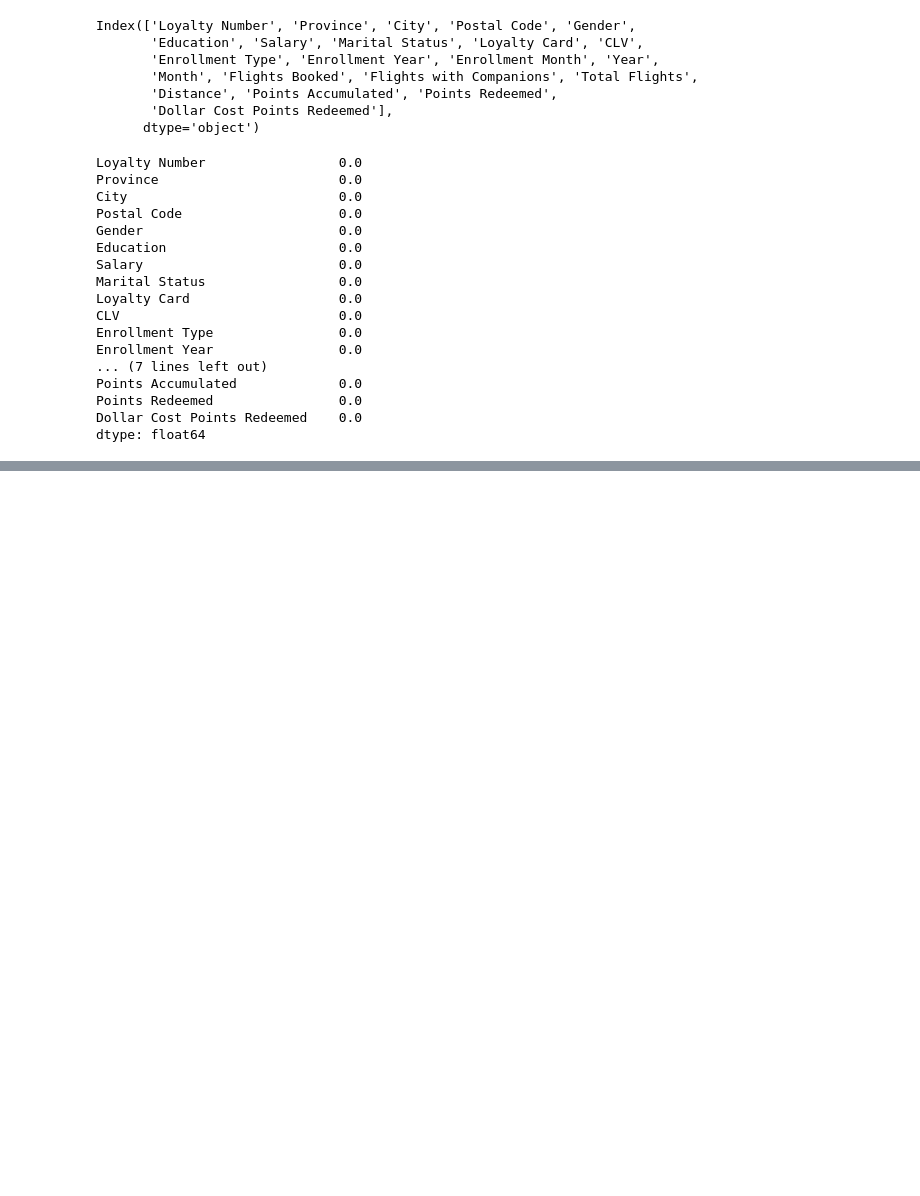
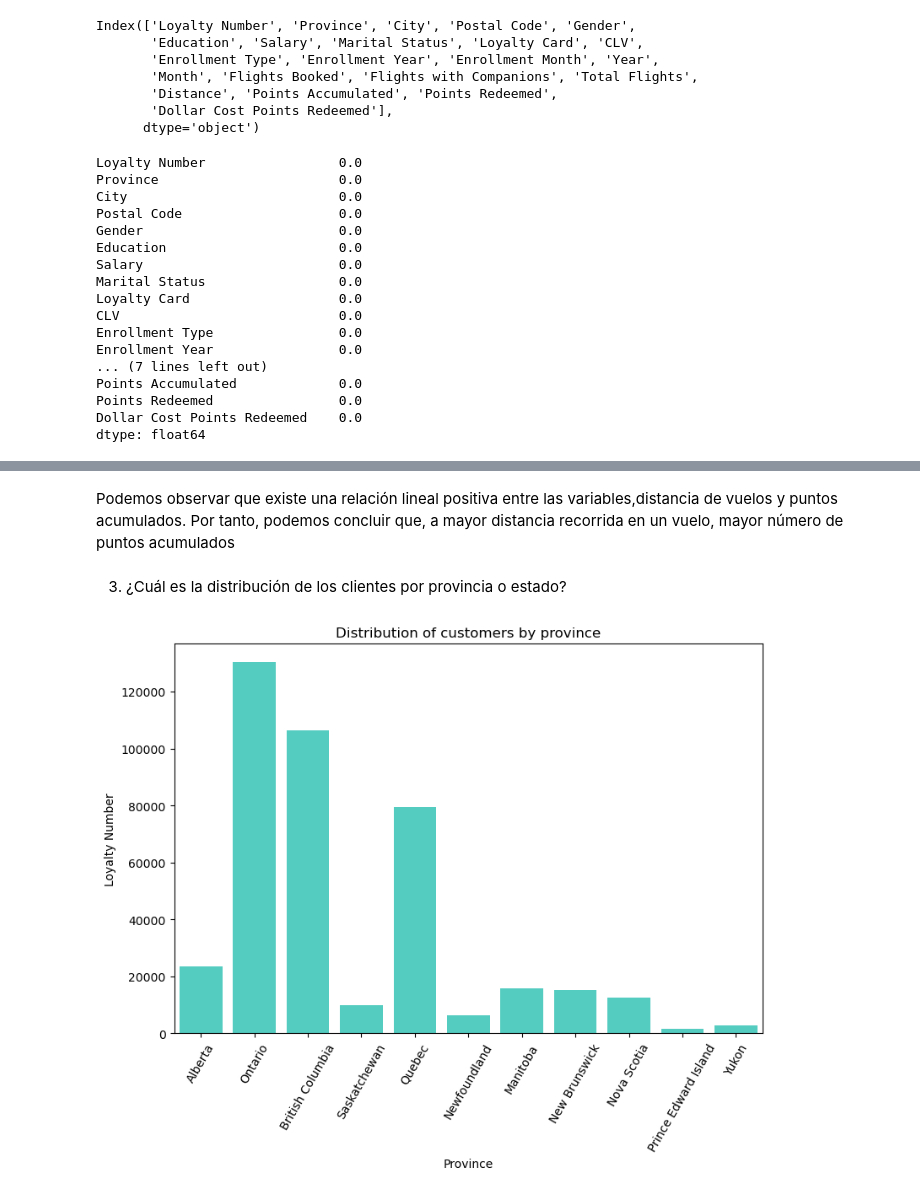
Before and after one commit to Adalab/bda-modulo-3-evaluacion-final-palomerocarolina, a Jupyter notebook: Evaluación_final3.ipynb, the cells around one changed output, grey strips where cells are left out. Cells and saved outputs as stored; diff of their text form; code cells hidden in the pictures; blank space fills up the shorter version.

```diff
--- a/Evaluación_final3.ipynb
+++ b/Evaluación_final3.ipynb
@@ -491,0 +551,21 @@ dtype: float64
+# %% [markdown]
+Podemos observar que existe una relación lineal positiva entre las variables,distancia de vuelos y puntos acumulados. Por tanto, podemos concluir que, a mayor distancia recorrida en un vuelo, mayor número de puntos acumulados
+# %% [markdown]
+3. ¿Cuál es la distribución de los clientes por provincia o estado?
+# %%
+# Elijo hacer un gráfico countplot ay que se utiliza para mostrar la frecuencia de cada categoria
+
+plt.figure(figsize=(9, 6))
+sns.countplot(x = "Province",
+              data = df_final,
+              color = "turquoise",
+             )
+
+# giramos las etiquetas del eje "x", en este caso a 60º.
+plt.xticks(rotation = 60)
+
+plt.title("Distribution of customers by province")
+plt.xlabel("Province")
+plt.ylabel("Loyalty Number");
+# %% [output]
+[figure, added]
```
Also changed, not shown: parts of 20 cells of this notebook.
